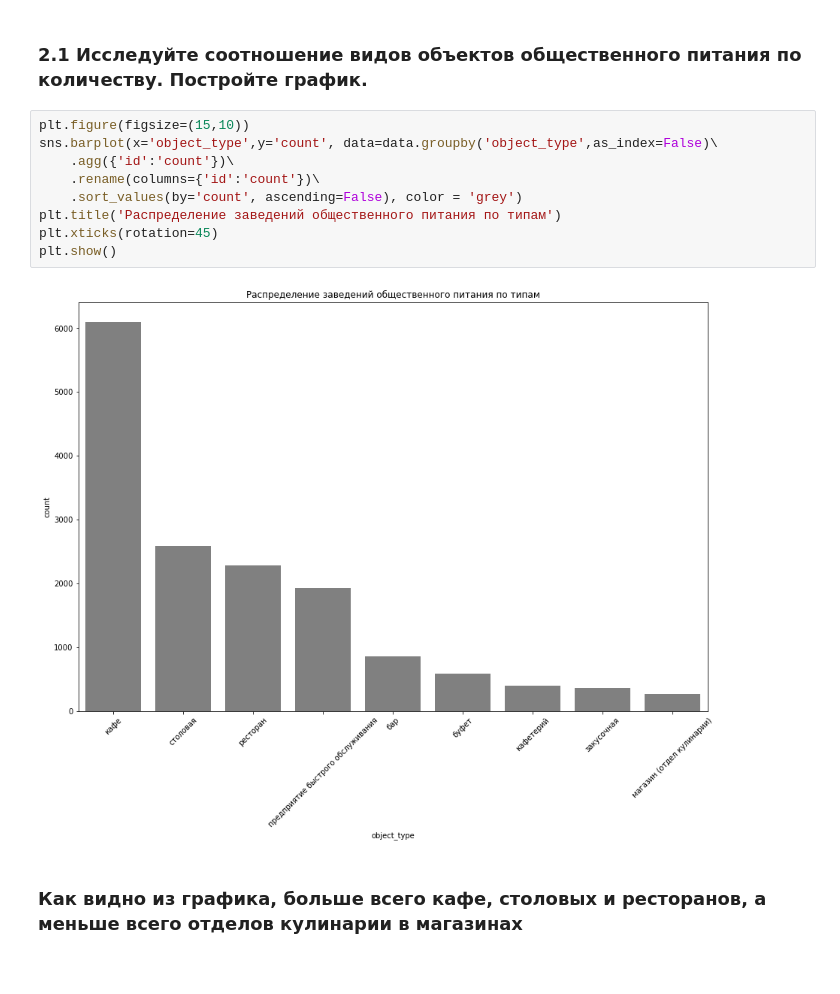
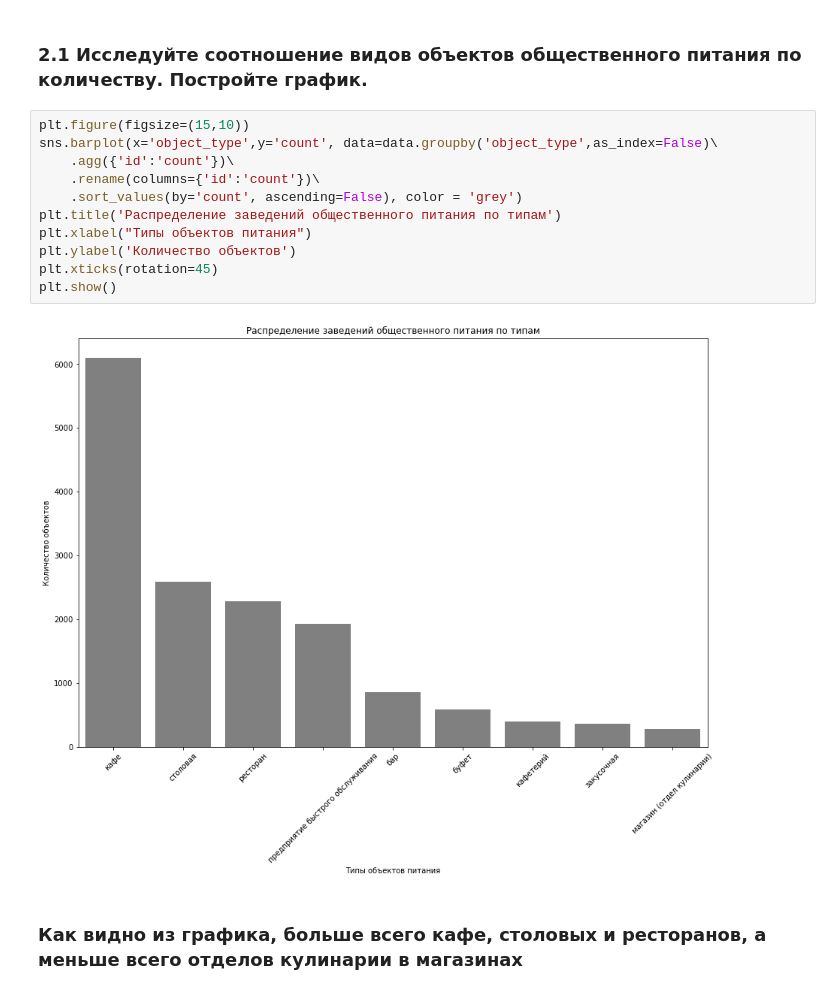
Before and after one commit to kbzunder/Yandex_Practicum_Projects, a Jupyter notebook: project_14_visualization.ipynb, the cells around one changed output. Saved outputs shown, nothing was run; the diff lists cells and outputs as text.

```diff
--- a/project_14_visualization.ipynb
+++ b/project_14_visualization.ipynb
@@ -79,14 +79,16 @@ ProfileReport(data)
 # %%
 plt.figure(figsize=(15,10))
 sns.barplot(x='object_type',y='count', data=data.groupby('object_type',as_index=False)\
     .agg({'id':'count'})\
     .rename(columns={'id':'count'})\
     .sort_values(by='count', ascending=False), color = 'grey')
 plt.title('Распределение заведений общественного питания по типам')
+plt.xlabel("Типы объектов питания")
+plt.ylabel('Количество объектов')
 plt.xticks(rotation=45)
 plt.show()
 # %% [output]
-[figure, old version]
+[figure, new version]
 # %% [markdown]
 ### Как видно из графика, больше всего кафе, столовых и ресторанов, а меньше всего отделов кулинарии в магазинах
 # %% [markdown]
```
Also changed, not shown: parts of 2 cells of this notebook.
